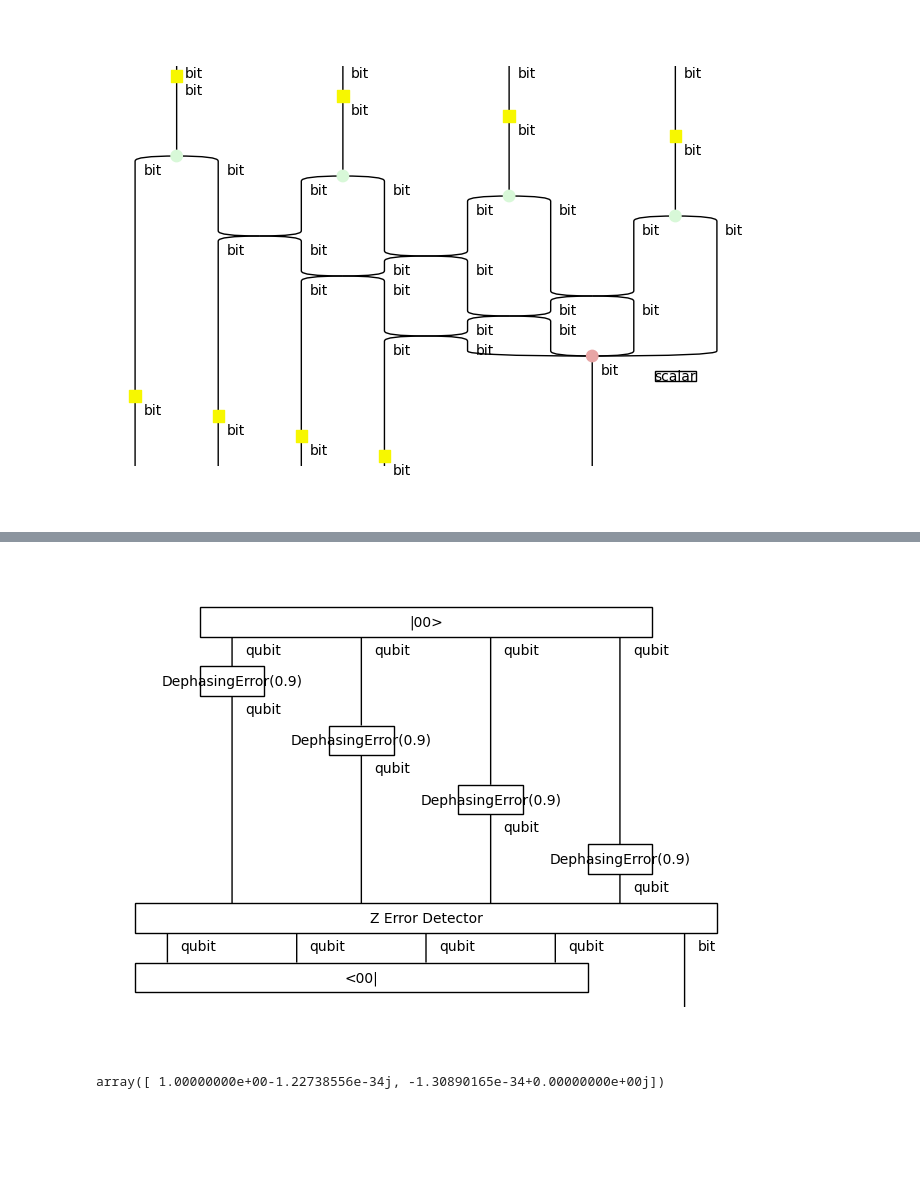
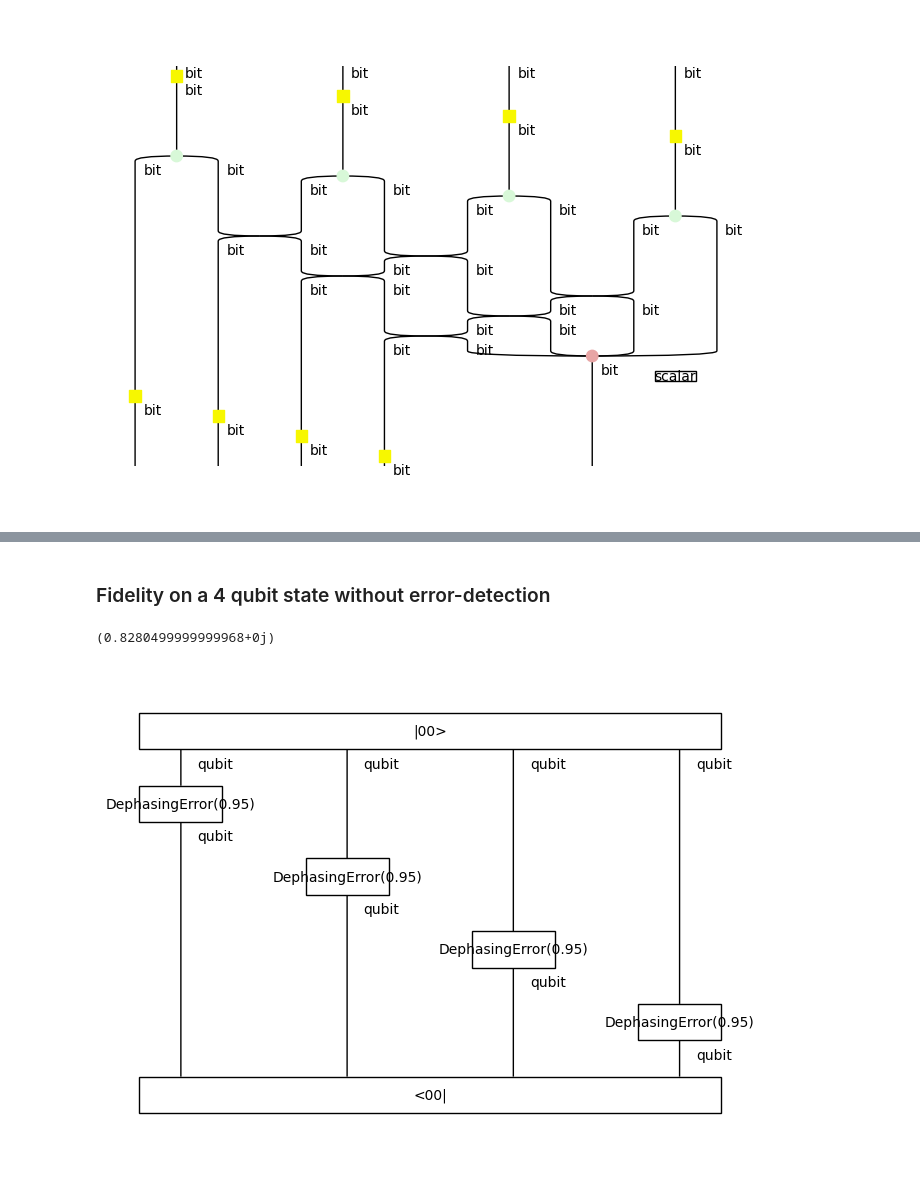
Before and after one commit to quantinuum-dev/optyx, a Jupyter notebook: notebooks/distributed-422-code.ipynb, the cells around one changed output, grey strips where cells are left out. Saved outputs shown, nothing was run; the diff lists cells and outputs as text; code cells hidden in the pictures; blank space fills up the shorter version.

```diff
--- a/notebooks/distributed-422-code.ipynb
+++ b/notebooks/distributed-422-code.ipynb
@@ -86,10 +74,10 @@ perfect_circuit.draw()
+# %% [markdown]
+### Fidelity on a 4 qubit state without error-detection
 # %%
-diagram = Logical_ket_00 >> diag_pow(DephasingError(0.95), 4) >> Z_detector >> Logical_bra_00 @ Circuit.id(bit)
+Imperfect_circuit = Logical_ket_00 >> diag_pow(DephasingError(0.95), 4) >> Logical_bra_00
 
-diagram.draw()
+print(Imperfect_circuit.double().to_tensor().eval().array)
+Imperfect_circuit.draw()
 # %% [output]
+(0.8280499999999968+0j)
-[figure, old version]
+[figure, new version]
-# %%
-diagram.double().to_tensor().eval().array
-# %% [output]
-array([ 1.00000000e+00-1.22738556e-34j, -1.30890165e-34+0.00000000e+00j])
```
Also changed, not shown: parts of 24 cells of this notebook.
